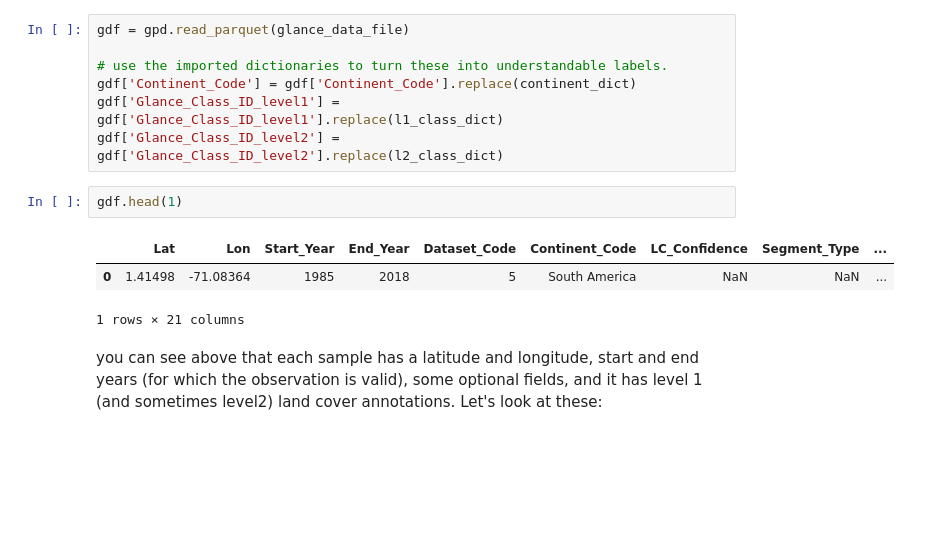
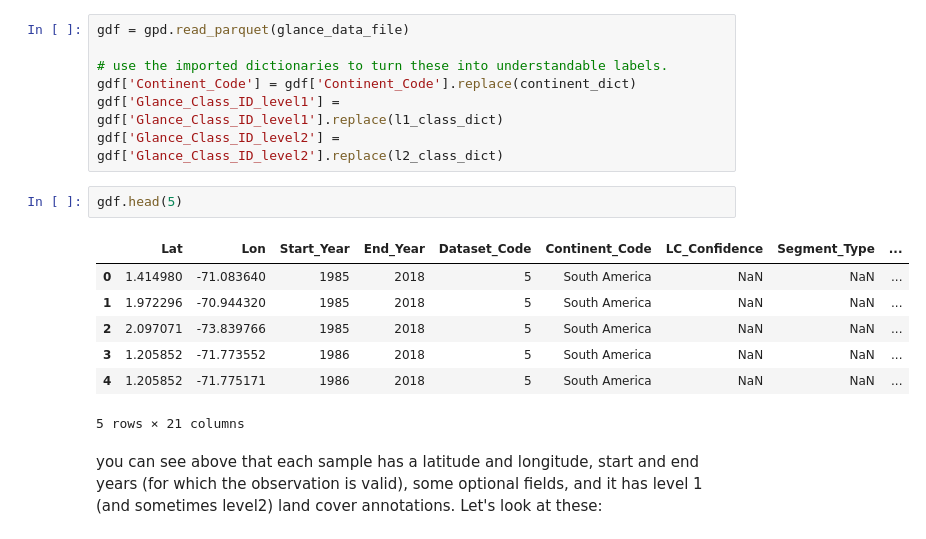
Before and after one commit to juschulte/land-cover-challenge, a Jupyter notebook: example_notebooks/01_GLanCE_EDA.ipynb, the cells around one changed output. Saved outputs shown, nothing was run; the diff lists cells and outputs as text; blank space fills up the shorter version.

```diff
--- a/example_notebooks/01_GLanCE_EDA.ipynb
+++ b/example_notebooks/01_GLanCE_EDA.ipynb
@@ -64,11 +64,15 @@ gdf['Continent_Code'] = gdf['Continent_Code'].replace(continent_dict)
 gdf['Glance_Class_ID_level1'] = gdf['Glance_Class_ID_level1'].replace(l1_class_dict)
 gdf['Glance_Class_ID_level2'] = gdf['Glance_Class_ID_level2'].replace(l2_class_dict)
 # %%
-gdf.head(1)
+gdf.head(5)
 # %% [output]
 |  | Lat | Lon | Start_Year | End_Year | Dataset_Code | Continent_Code | LC_Confidence | Segment_Type | ... |
-| 0 | 1.41498 | -71.08364 | 1985 | 2018 | 5 | South America | NaN | NaN | ... |
+| 0 | 1.414980 | -71.083640 | 1985 | 2018 | 5 | South America | NaN | NaN | ... |
+| 1 | 1.972296 | -70.944320 | 1985 | 2018 | 5 | South America | NaN | NaN | ... |
+| 2 | 2.097071 | -73.839766 | 1985 | 2018 | 5 | South America | NaN | NaN | ... |
+| 3 | 1.205852 | -71.773552 | 1986 | 2018 | 5 | South America | NaN | NaN | ... |
+| 4 | 1.205852 | -71.775171 | 1986 | 2018 | 5 | South America | NaN | NaN | ... |
-1 rows × 21 columns
+5 rows × 21 columns
 # %% [markdown]
 you can see above that each sample has a latitude and longitude, start and end years (for which the observation is valid), some optional fields, and it has level 1 (and sometimes level2) land cover annotations. Let's look at these:
 # %%
```
Also changed, not shown: parts of 6 cells of this notebook.
